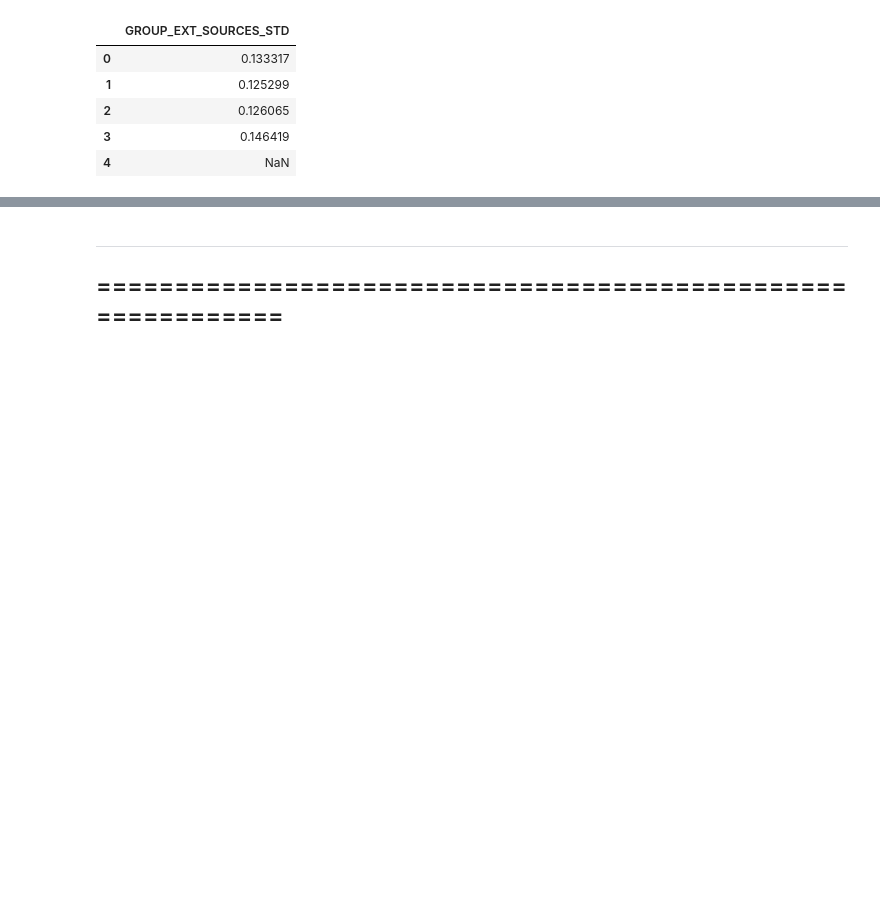
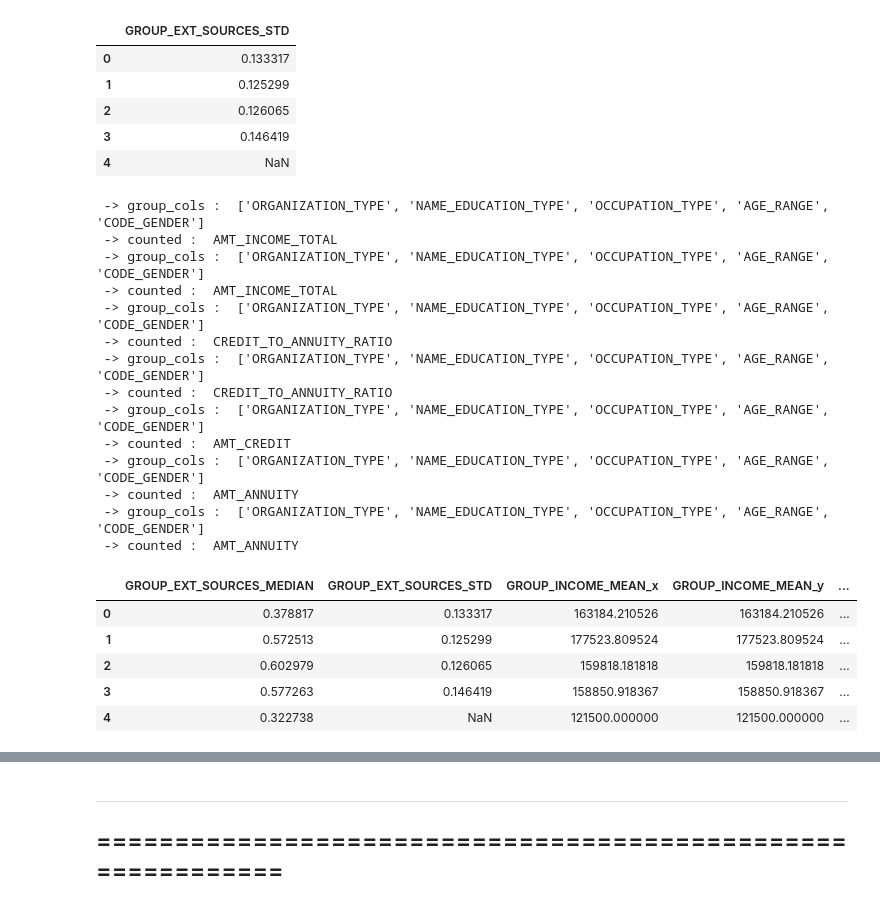
Before and after one commit to ecjang/pages, a Jupyter notebook: Kaggle/003_MultiClass_Classification_HomeCredit_LightGBM_7th.ipynb, the cells around one changed output, grey strips where cells are left out. Cells and saved outputs as stored; diff of their text form; code cells hidden in the pictures; blank space fills up the shorter version.

```diff
--- a/Kaggle/003_MultiClass_Classification_HomeCredit_LightGBM_7th.ipynb
+++ b/Kaggle/003_MultiClass_Classification_HomeCredit_LightGBM_7th.ipynb
@@ -414,3 +429,33 @@ df.filter(like='GROUP_EXT_SOURCES_STD').head()
 | 2 | 0.126065 |
 | 3 | 0.146419 |
 | 4 | NaN |
+# %%
+df = do_mean(df, group, 'AMT_INCOME_TOTAL', 'GROUP_INCOME_MEAN')
+df = do_std(df, group, 'AMT_INCOME_TOTAL', 'GROUP_INCOME_STD')
+df = do_mean(df, group, 'CREDIT_TO_ANNUITY_RATIO', 'GROUP_CREDIT_TO_ANNUITY_MEAN')
+df = do_std(df, group, 'CREDIT_TO_ANNUITY_RATIO', 'GROUP_CREDIT_TO_ANNUITY_STD')
+df = do_mean(df, group, 'AMT_CREDIT', 'GROUP_CREDIT_MEAN')
+df = do_mean(df, group, 'AMT_ANNUITY', 'GROUP_ANNUITY_MEAN')
+df = do_std(df, group, 'AMT_ANNUITY', 'GROUP_ANNUITY_STD')
+df.filter(like='GROUP_').head()
+# %% [output]
+ -> group_cols :  ['ORGANIZATION_TYPE', 'NAME_EDUCATION_TYPE', 'OCCUPATION_TYPE', 'AGE_RANGE', 'CODE_GENDER']
+ -> counted :  AMT_INCOME_TOTAL
+ -> group_cols :  ['ORGANIZATION_TYPE', 'NAME_EDUCATION_TYPE', 'OCCUPATION_TYPE', 'AGE_RANGE', 'CODE_GENDER']
+ -> counted :  AMT_INCOME_TOTAL
+ -> group_cols :  ['ORGANIZATION_TYPE', 'NAME_EDUCATION_TYPE', 'OCCUPATION_TYPE', 'AGE_RANGE', 'CODE_GENDER']
+ -> counted :  CREDIT_TO_ANNUITY_RATIO
+ -> group_cols :  ['ORGANIZATION_TYPE', 'NAME_EDUCATION_TYPE', 'OCCUPATION_TYPE', 'AGE_RANGE', 'CODE_GENDER']
+ -> counted :  CREDIT_TO_ANNUITY_RATIO
+ -> group_cols :  ['ORGANIZATION_TYPE', 'NAME_EDUCATION_TYPE', 'OCCUPATION_TYPE', 'AGE_RANGE', 'CODE_GENDER']
+ -> counted :  AMT_CREDIT
+ -> group_cols :  ['ORGANIZATION_TYPE', 'NAME_EDUCATION_TYPE', 'OCCUPATION_TYPE', 'AGE_RANGE', 'CODE_GENDER']
+ -> counted :  AMT_ANNUITY
+ -> group_cols :  ['ORGANIZATION_TYPE', 'NAME_EDUCATION_TYPE', 'OCCUPATION_TYPE', 'AGE_RANGE', 'CODE_GENDER']
+ -> counted :  AMT_ANNUITY
+|  | GROUP_EXT_SOURCES_MEDIAN | GROUP_EXT_SOURCES_STD | GROUP_INCOME_MEAN_x | GROUP_INCOME_MEAN_y | ... |
+| 0 | 0.378817 | 0.133317 | 163184.210526 | 163184.210526 | ... |
+| 1 | 0.572513 | 0.125299 | 177523.809524 | 177523.809524 | ... |
+| 2 | 0.602979 | 0.126065 | 159818.181818 | 159818.181818 | ... |
+| 3 | 0.577263 | 0.146419 | 158850.918367 | 158850.918367 | ... |
+| 4 | 0.322738 | NaN | 121500.000000 | 121500.000000 | ... |
```
Also changed, not shown: parts of 13 cells of this notebook.
